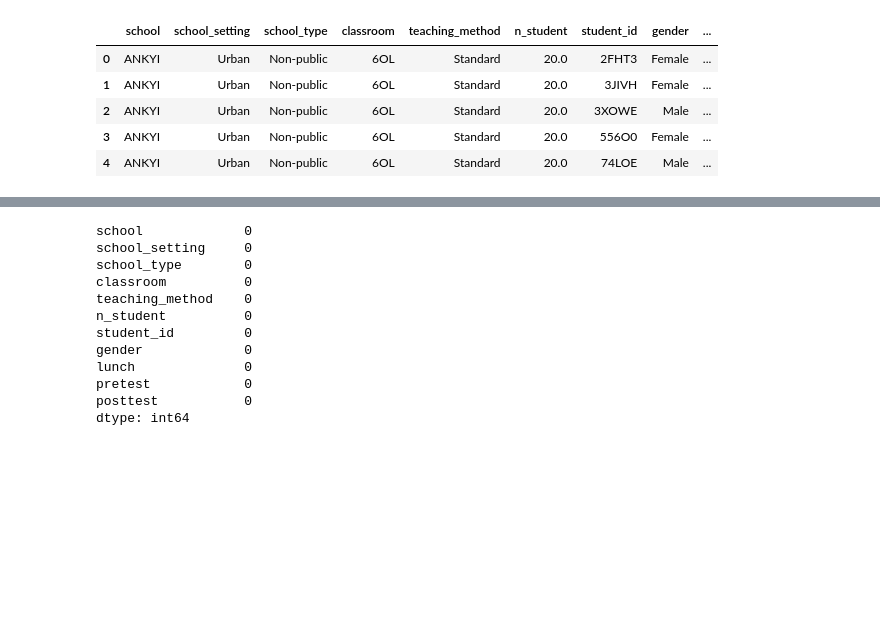
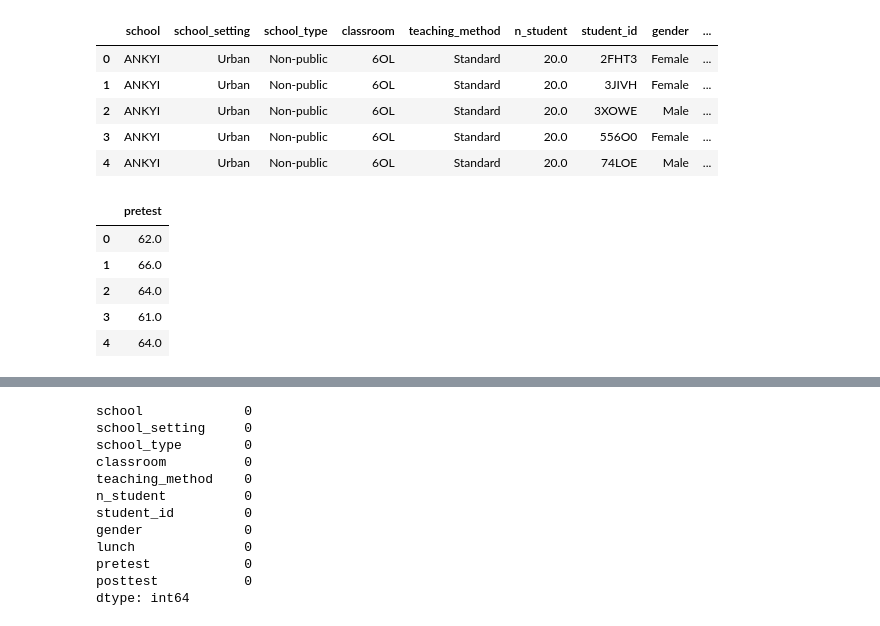
Before and after one commit to Sakil786/Predict-Test-Scores-of-students, a Jupyter notebook: predict-test-score-test-final.ipynb, the cells around one changed output, grey strips where cells are left out. Cells and saved outputs as stored; diff of their text form; code cells hidden in the pictures; blank space fills up the shorter version.

```diff
--- a/predict-test-score-test-final.ipynb
+++ b/predict-test-score-test-final.ipynb
@@ -38,3 +25,13 @@ data.head()
 | 2 | ANKYI | Urban | Non-public | 6OL | Standard | 20.0 | 3XOWE | Male | ... |
 | 3 | ANKYI | Urban | Non-public | 6OL | Standard | 20.0 | 556O0 | Female | ... |
 | 4 | ANKYI | Urban | Non-public | 6OL | Standard | 20.0 | 74LOE | Male | ... |
+# %%
+df=data[['pretest']]
+df.head()
+# %% [output]
+|  | pretest |
+| 0 | 62.0 |
+| 1 | 66.0 |
+| 2 | 64.0 |
+| 3 | 61.0 |
+| 4 | 64.0 |
```
Also changed, not shown: parts of 21 cells of this notebook.
